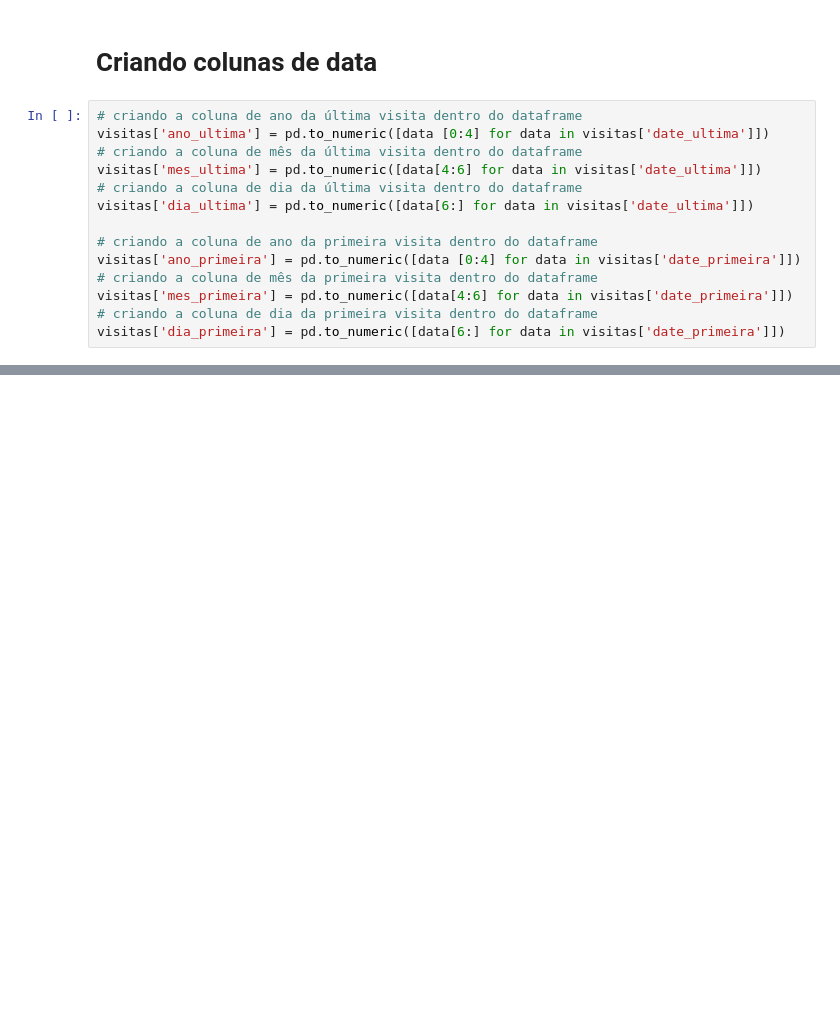
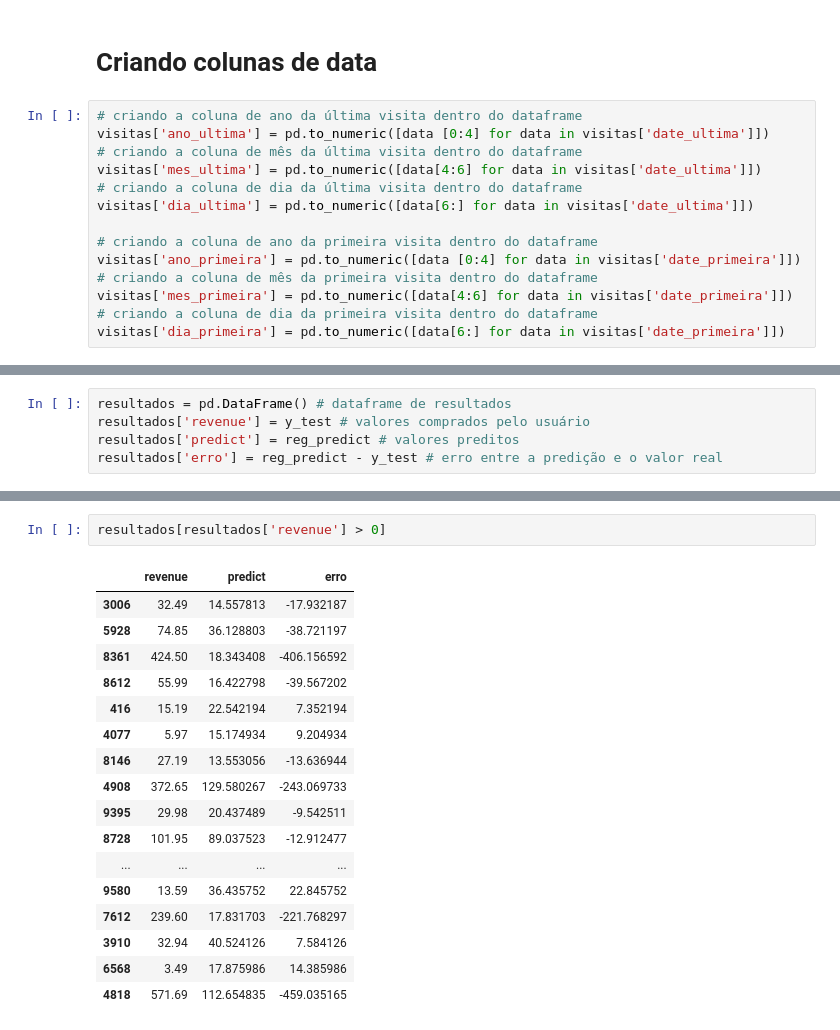
Before and after one commit to Pedro-A-D-S/Marketing-Analytics, a Jupyter notebook: revenue_buy_prediction.ipynb, the cells around one changed output, grey strips where cells are left out. Drawn from its saved outputs; the diff is of its cells as text; blank space fills up the shorter version.

```diff
--- a/revenue_buy_prediction.ipynb
+++ b/revenue_buy_prediction.ipynb
@@ -951,0 +1034,5 @@ visitas['dia_primeira'] = pd.to_numeric([data[6:] for data in visitas['date_prim
+# %%
+resultados = pd.DataFrame() # dataframe de resultados
+resultados['revenue'] = y_test # valores comprados pelo usuário
+resultados['predict'] = reg_predict # valores preditos
+resultados['erro'] = reg_predict - y_test # erro entre a predição e o valor real
@@ -951,0 +1048,20 @@ visitas['dia_primeira'] = pd.to_numeric([data[6:] for data in visitas['date_prim
+# %%
+resultados[resultados['revenue'] > 0]
+# %% [output]
+|  | revenue | predict | erro |
+| 3006 | 32.49 | 14.557813 | -17.932187 |
+| 5928 | 74.85 | 36.128803 | -38.721197 |
+| 8361 | 424.50 | 18.343408 | -406.156592 |
+| 8612 | 55.99 | 16.422798 | -39.567202 |
+| 416 | 15.19 | 22.542194 | 7.352194 |
+| 4077 | 5.97 | 15.174934 | 9.204934 |
+| 8146 | 27.19 | 13.553056 | -13.636944 |
+| 4908 | 372.65 | 129.580267 | -243.069733 |
+| 9395 | 29.98 | 20.437489 | -9.542511 |
+| 8728 | 101.95 | 89.037523 | -12.912477 |
+| ... | ... | ... | ... |
+| 9580 | 13.59 | 36.435752 | 22.845752 |
+| 7612 | 239.60 | 17.831703 | -221.768297 |
+| 3910 | 32.94 | 40.524126 | 7.584126 |
+| 6568 | 3.49 | 17.875986 | 14.385986 |
+| 4818 | 571.69 | 112.654835 | -459.035165 |
```
Also changed, not shown: parts of 37 cells of this notebook.
